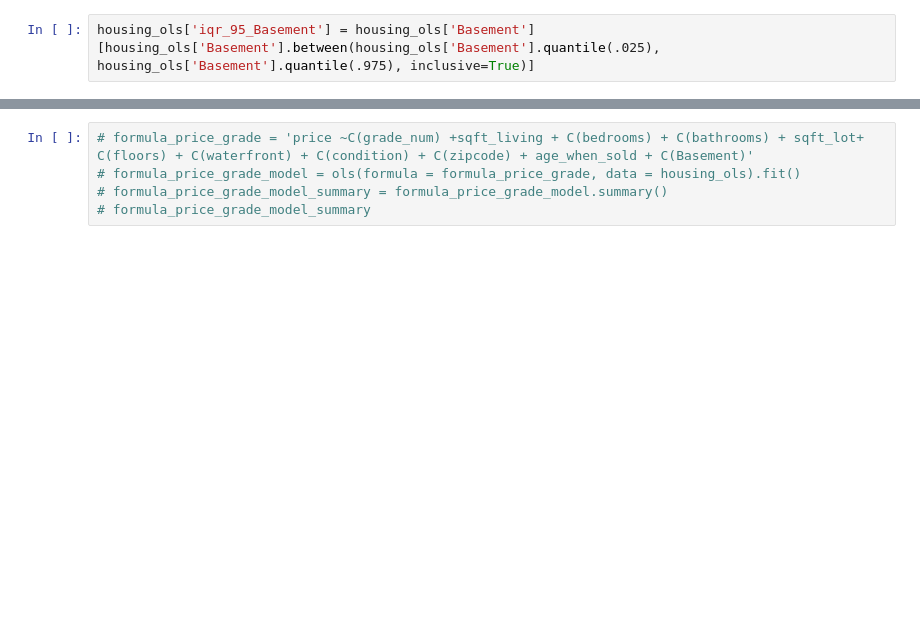
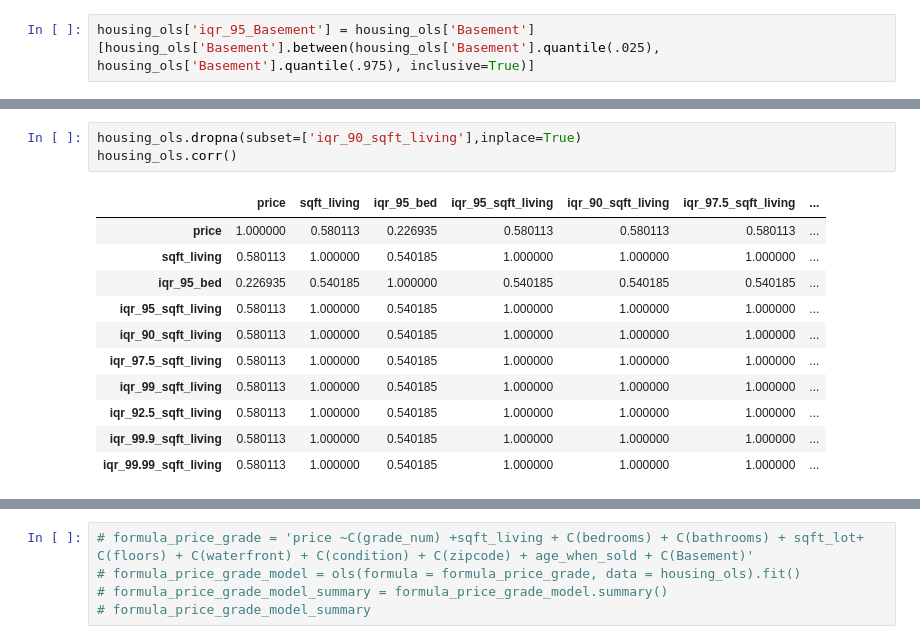
Before and after one commit to kangjw1208/King-Country-Real-Estate, a Jupyter notebook: Final-Copy1-Roger.ipynb, the cells around one changed output, grey strips where cells are left out. Cells and saved outputs as stored; diff of their text form; blank space fills up the shorter version.

```diff
--- a/Final-Copy1-Roger.ipynb
+++ b/Final-Copy1-Roger.ipynb
@@ -207,3 +236,18 @@ Name: iqr_95_Basement, Length: 21067, dtype: int32
+# %%
+housing_ols.dropna(subset=['iqr_90_sqft_living'],inplace=True)
+housing_ols.corr()
+# %% [output]
+|  | price | sqft_living | iqr_95_bed | iqr_95_sqft_living | iqr_90_sqft_living | iqr_97.5_sqft_living | ... |
+| price | 1.000000 | 0.580113 | 0.226935 | 0.580113 | 0.580113 | 0.580113 | ... |
+| sqft_living | 0.580113 | 1.000000 | 0.540185 | 1.000000 | 1.000000 | 1.000000 | ... |
+| iqr_95_bed | 0.226935 | 0.540185 | 1.000000 | 0.540185 | 0.540185 | 0.540185 | ... |
+| iqr_95_sqft_living | 0.580113 | 1.000000 | 0.540185 | 1.000000 | 1.000000 | 1.000000 | ... |
+| iqr_90_sqft_living | 0.580113 | 1.000000 | 0.540185 | 1.000000 | 1.000000 | 1.000000 | ... |
+| iqr_97.5_sqft_living | 0.580113 | 1.000000 | 0.540185 | 1.000000 | 1.000000 | 1.000000 | ... |
+| iqr_99_sqft_living | 0.580113 | 1.000000 | 0.540185 | 1.000000 | 1.000000 | 1.000000 | ... |
+| iqr_92.5_sqft_living | 0.580113 | 1.000000 | 0.540185 | 1.000000 | 1.000000 | 1.000000 | ... |
+| iqr_99.9_sqft_living | 0.580113 | 1.000000 | 0.540185 | 1.000000 | 1.000000 | 1.000000 | ... |
+| iqr_99.99_sqft_living | 0.580113 | 1.000000 | 0.540185 | 1.000000 | 1.000000 | 1.000000 | ... |
 # %%
 fig, axes = plt.subplots(nrows=1, ncols=7, figsize=(16,3))
 for xcol, ax in zip(['sqft_living', 'sqft_lot', 'bedrooms', 'bathrooms', 'floors', 'waterfront', 'grade_num'], axes):
```
Also changed, not shown: parts of 23 cells of this notebook.
